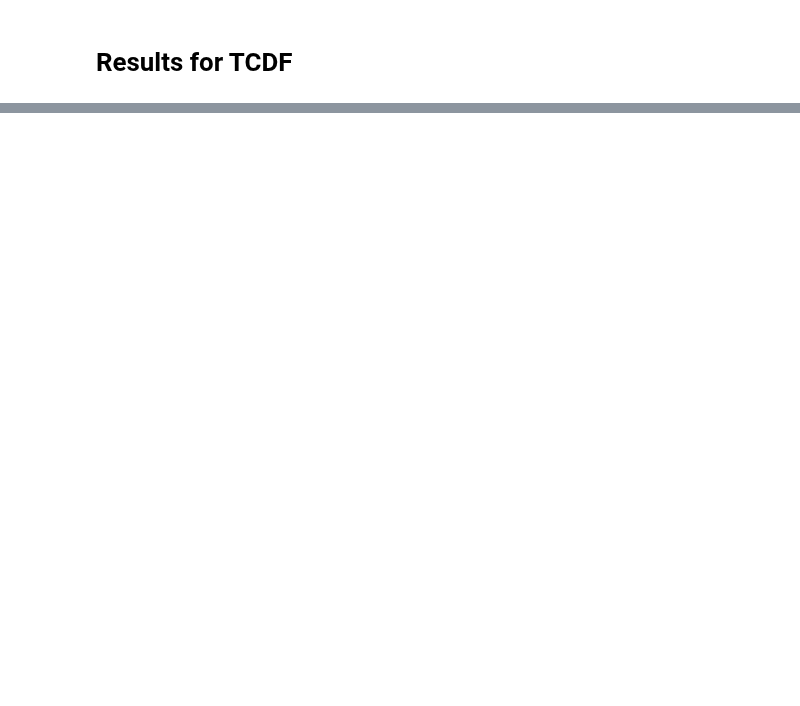
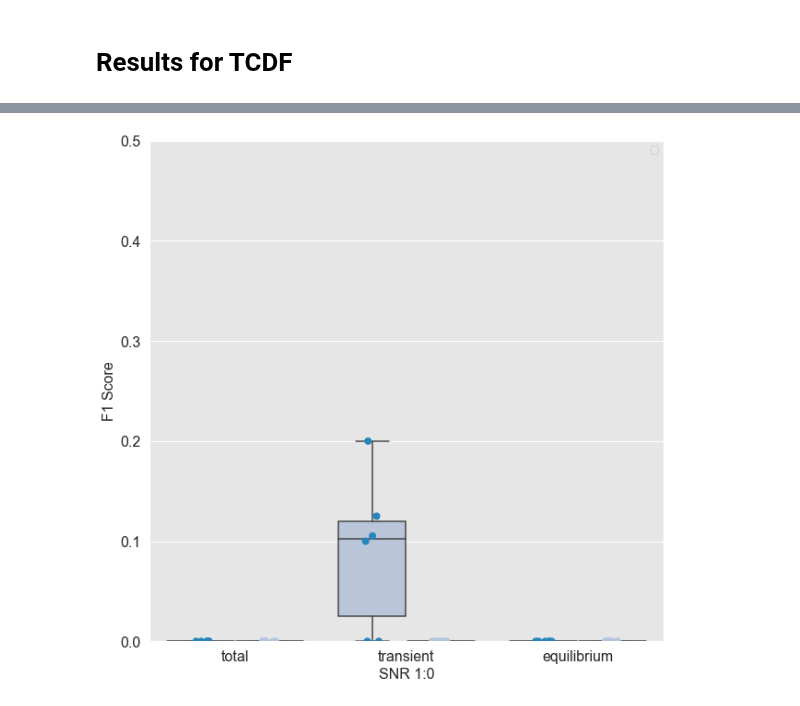
Before and after one commit to roosdraaijer/thesis, a Jupyter notebook: Results TCDF.ipynb, the cells around one changed output, grey strips where cells are left out. Saved outputs shown, nothing was run; the diff lists cells and outputs as text; code cells hidden in the pictures; blank space fills up the shorter version.

```diff
--- a/Results TCDF.ipynb
+++ b/Results TCDF.ipynb
@@ -2121,0 +2118,40 @@ plt.show()
+# %%
+def summaryplot(snr, legend=False):
+    """This function plots the three different phases of data with a desired signal-to-noise ratio."""
+    import matplotlib
+    from matplotlib.font_manager import FontProperties
+
+    matplotlib.rc('font', **font)
+    # Set props for outliers
+    flier = dict(marker='o', markerfacecolor='none', markersize=9, markeredgecolor='black')
+
+    # Create boxplot
+    ax = sns.boxplot(x='state', y='power',
+                      data=df[df['noise']==snr],
+                      hue='layers', palette="PuBu", flierprops = flier)
+    # Create scatterplot
+    ax = sns.stripplot(x='state', y='power',
+                        data=df[df['noise']==snr],
+                        hue='layers', jitter=True, dodge=True, marker='o', palette= 'PuBu_r', size = 8)
+
+    # Set figure size
+    plt.rcParams['figure.figsize'] = [10, 10]
+    plt.ylabel('F1 Score', fontsize = 16)
+    plt.xlabel(('SNR '+snr), fontsize = 16)
+    plt.xticks(fontsize = 16)
+    plt.yticks(fontsize = 16)
+    # Set style for figure
+    sns.set_style("darkgrid", {"axes.facecolor": ".9"})
+    ax.set(ylim=(0,0.5))
+    if legend:
+        # get legend information from the plot object
+        handles, labels = ax.get_legend_handles_labels()
+        # specify just one legend
+        plt.legend(fontsize=20)
+        plt.legend(handles[0:2], labels[0:2], prop={"size":16}, title ='Hidden layers', title_fontsize=16)
+    else:
+        ax.legend([],[])
+# %%
+summaryplot('1:0')
+# %% [output]
+[figure, added]
```
Also changed, not shown: parts of 10 cells of this notebook, 5 other files.
